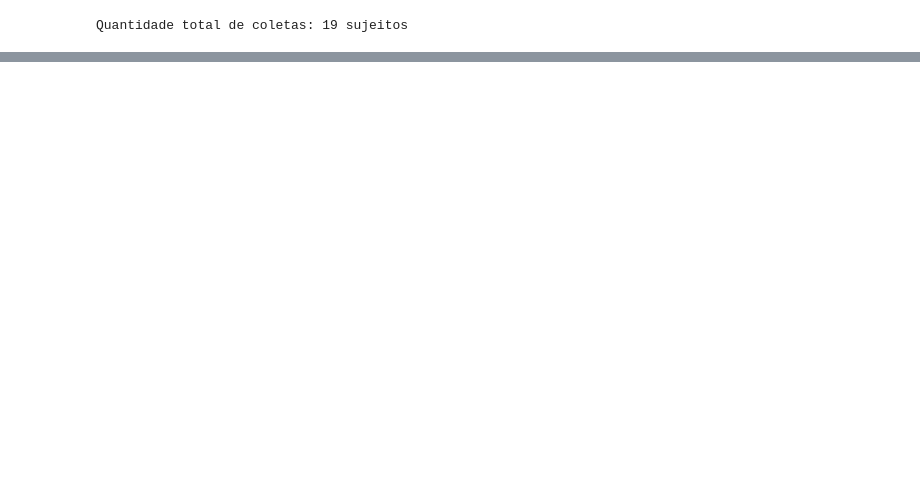
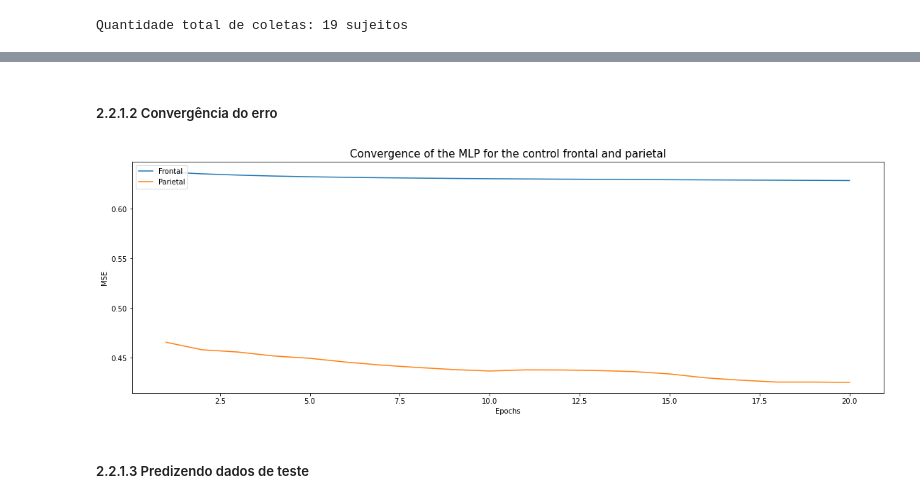
Before and after one commit to abner-lucas/EEG-Time-Series-Prediction, a Jupyter notebook: notebooks/predict_erp.ipynb, the cells around one changed output, grey strips where cells are left out. Cells and saved outputs as stored; diff of their text form; code cells hidden in the pictures; blank space fills up the shorter version.

Commit message:
predict frontal and pariental and classify

```diff
--- a/notebooks/predict_erp.ipynb
+++ b/notebooks/predict_erp.ipynb
@@ -435,0 +139,5 @@ Sujeito classificado como do grupo Controle
+# %%
+step = 9
+max_epochs = 100
+epochs = 100
+batch_size = 64
@@ -435,0 +215,47 @@ Sujeito classificado como do grupo Controle
+# %%
+# Treinando melhor modelo para a região frontal
+fit_cf = best_model_cf.fit(C_x_train_f, C_y_train_f, epochs=epochs, batch_size=batch_size,
+                           validation_data=(C_x_validation_f, C_y_validation_f), shuffle=False,
+                           verbose=1)
+
+# Treinando melhor modelo para a região parietal
+fit_cp = best_model_cp.fit(C_x_train_p, C_y_train_p, epochs=epochs, batch_size=batch_size,
+                           validation_data=(C_x_validation_p, C_y_validation_p), shuffle=False,
+                           verbose=1)
+# %% [markdown]
+##### <a id='p_mlp_c_plottrain'>2.2.1.2 Convergência do erro</a>
+# %%
+#subplots MSE frontal e parietal
+# fig3 = plt.figure(figsize=(19,12))
+# x1 = np.arange(1, len(fit_cf.history['loss']) + 1)
+# plt.subplot(2,1,1)
+# plt.plot(x1, fit_cf.history['loss'])
+# plt.plot(fit_cf.history['val_loss'])
+# plt.title('Convergence of the MLP for the control frontal',fontsize=15)
+# plt.xlabel('Epochs')
+# plt.ylabel('MSE')
+# plt.legend(['Train', 'Validation'], loc='upper left')
+# plt.subplot(2,1,2)
+# x2 = np.arange(1, len(fit_cp.history['loss']) + 1)
+# plt.plot(x2, fit_cp.history['loss'])
+# plt.plot(fit_cp.history['val_loss'])
+# plt.title('Convergence of the MLP for the control parietal',fontsize=15)
+# plt.xlabel('Epochs')
+# plt.ylabel('MSE')
+# plt.legend(['Train', 'Validation'], loc='upper left')
+
+fig3 = plt.figure(figsize=(19,6))
+x1 = np.arange(1, len(fit_cf.history['loss']) + 1)
+plt.plot(x1, fit_cf.history['loss'])
+plt.plot(x1, fit_cp.history['loss'])
+plt.title('Convergence of the MLP for the control frontal and parietal',fontsize=15)
+plt.xlabel('Epochs')
+plt.ylabel('MSE')
+plt.legend(['Frontal', 'Parietal'], loc='upper left')
+
+plt.savefig(f'outputs_fig/fig3_convergence_mlp_regressor_control_frontal_parietal.png')
+# plt.savefig('/content/drive/MyDrive/Colab Notebooks/PPGCC/EEG/outputs_fig_visual/fig3_convergence_mlp_regressor_control_frontal_parietal.png')
+# %% [output]
+[figure, added]
+# %% [markdown]
+##### <a id='p_mlp_c_pred'>2.2.1.3 Predizendo dados de teste</a>
```
Also changed, not shown: parts of 72 cells of this notebook, 14 other files.
